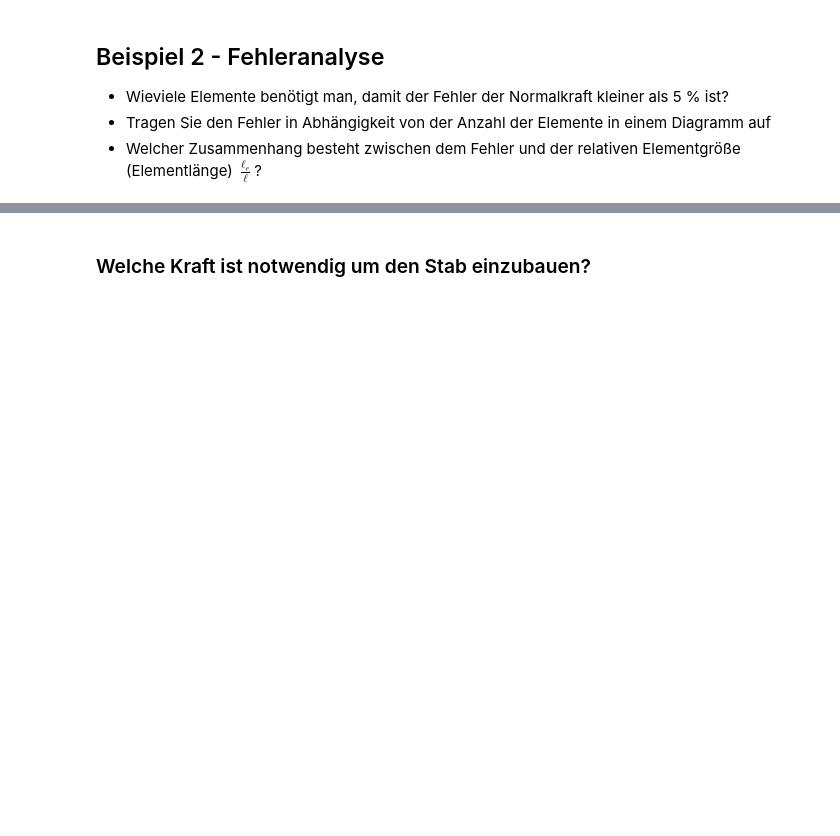
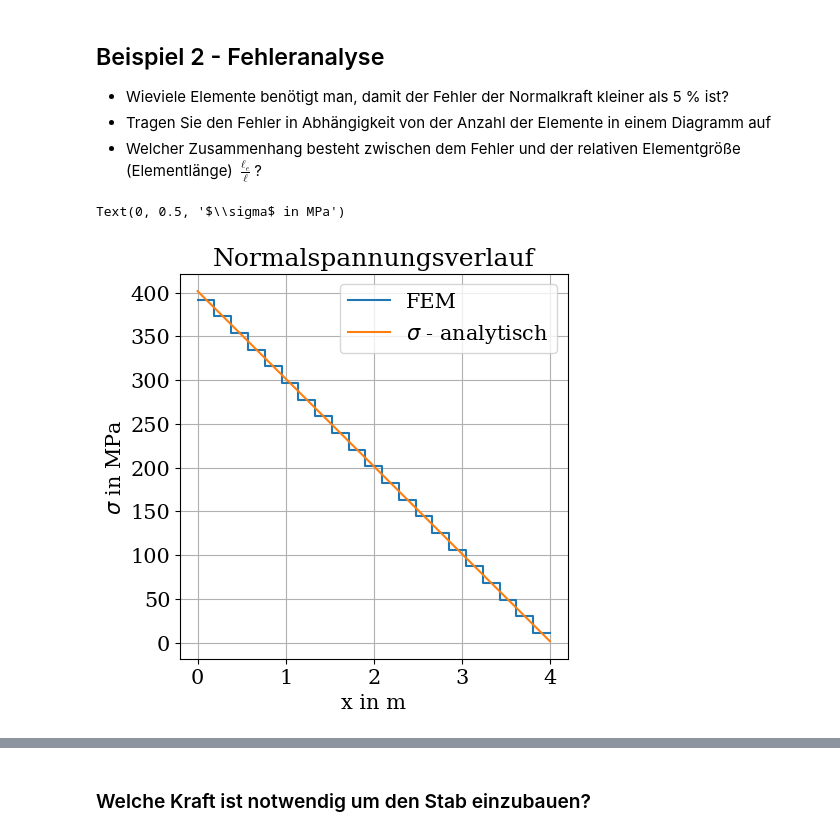
Before and after one commit to steffenbeese/FEM_I_Notebooks, a Jupyter notebook: Notebook_StabFEM.ipynb, the cells around one changed output, grey strips where cells are left out. Saved outputs shown, nothing was run; the diff lists cells and outputs as text; code cells hidden in the pictures; blank space fills up the shorter version.

```diff
--- a/Notebook_StabFEM.ipynb
+++ b/Notebook_StabFEM.ipynb
@@ -359,12 +403,17 @@ for i,p in enumerate(npoints):
 # %%
 number = 5
 
 fig, ax = plt.subplots(1,1,figsize=(5,5))
 ax.plot(XNlist[number]/1000,NNlist[number]/area,label="FEM")
-ax.set_title("Normalkraftverlauf")
+ax.set_title("Normalspannungsverlauf")
 ax.plot(XN/1000,analytic_N(XN)/area,label="$\\sigma$ - analytisch")
 ax.legend()
 ax.grid(True)
+ax.set_xlabel("x in m")
+ax.set_ylabel("$\\sigma$ in MPa")
+# %% [output]
+Text(0, 0.5, '$\\sigma$ in MPa')
+[figure, added]
 # %%
 import pandas as pd
 
```
Also changed, not shown: parts of 39 cells of this notebook, 15 other files.
